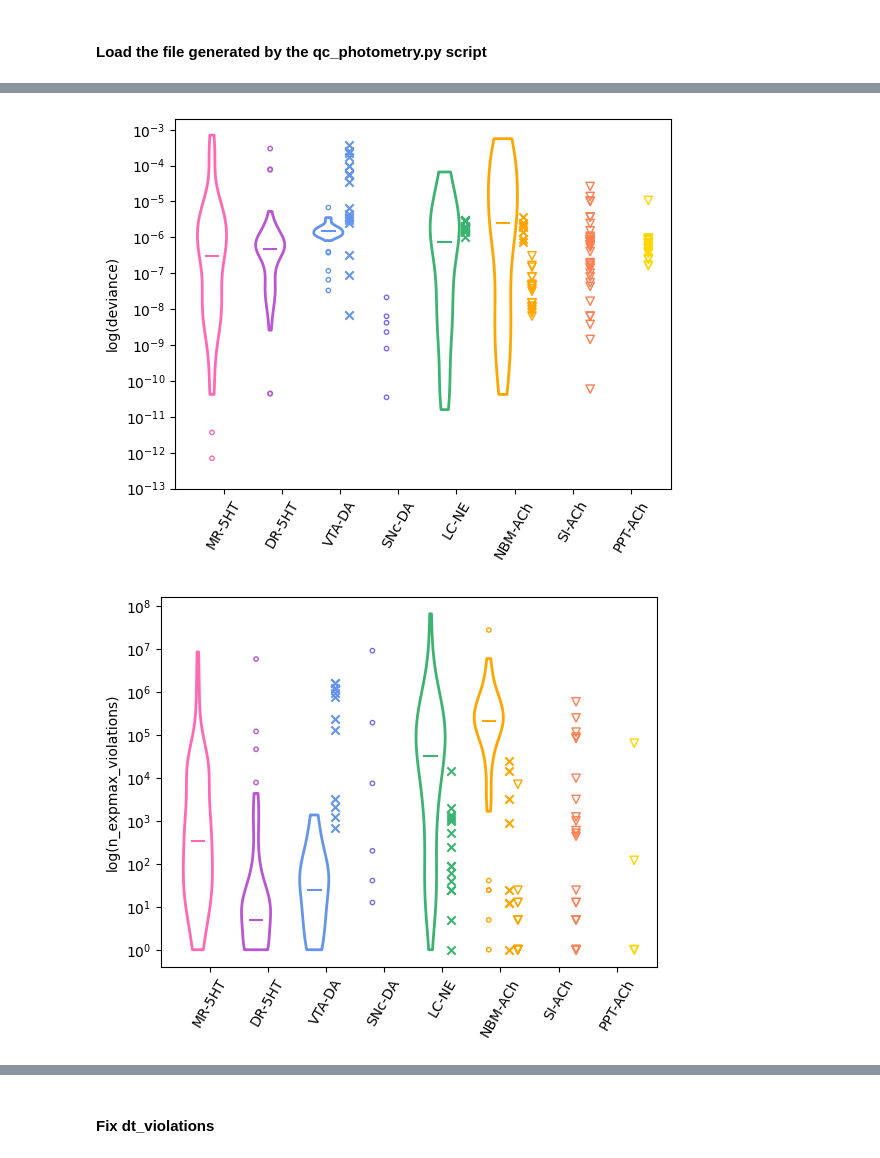
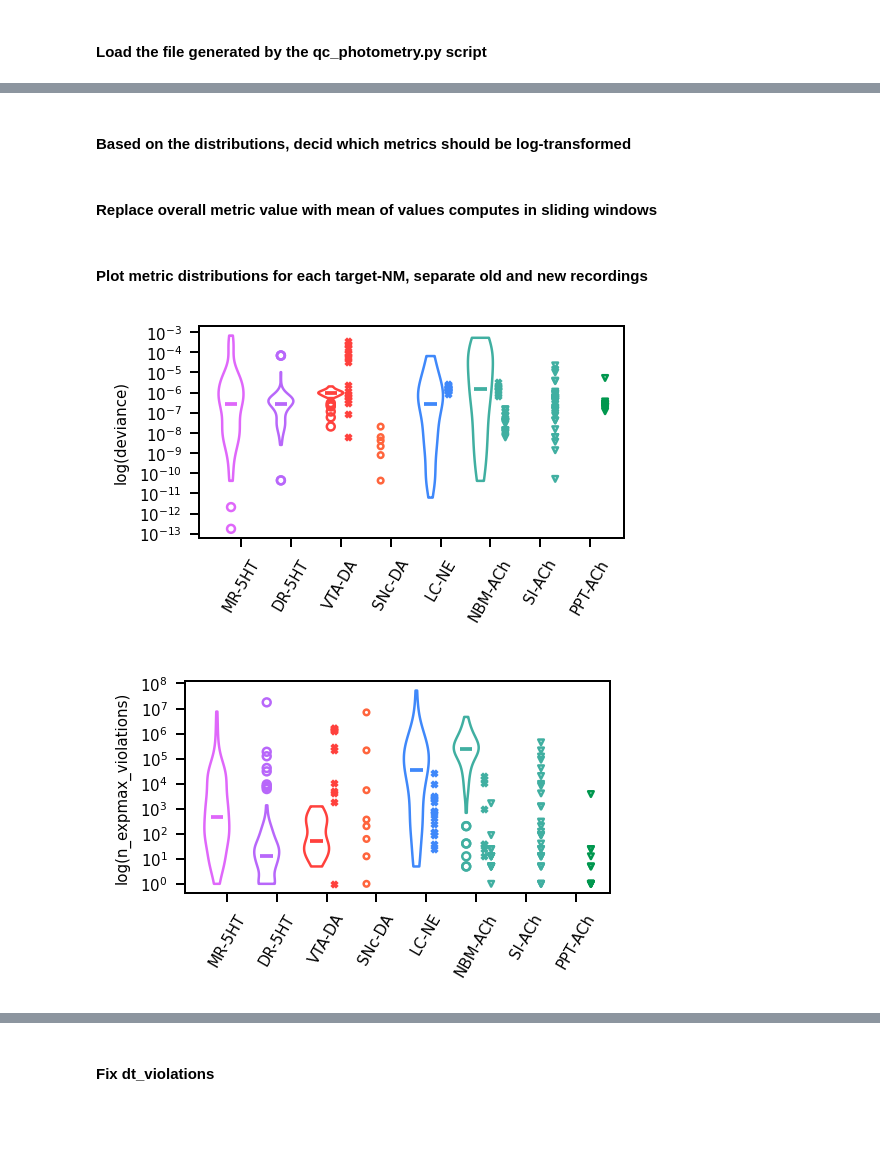
Before and after one commit to davcrom/ibl_neuromodulators, a Jupyter notebook: 01_quality_control.ipynb, the cells around one changed output, grey strips where cells are left out. Drawn from its saved outputs; the diff is of its cells as text; code cells hidden in the pictures; blank space fills up the shorter version.

```diff
--- a/01_quality_control.ipynb
+++ b/01_quality_control.ipynb
@@ -53,3 +64,5 @@ df = df_sessions.query('local_photometry == True')
 # %%
 qc_fname = 'qc_photometry.pqt'
 df_qc = pd.read_parquet(qc_fname)
+# Add a combined target-NM column
+df_qc['target_NM'] = df_qc.apply(lambda x: '-'.join([x['target'], x['NM']]), axis='columns')
@@ -294,0 +91,2 @@ def violinplot(
+# %% [markdown]
+#### Based on the distributions, decid which metrics should be log-transformed
@@ -295,3 +103,5 @@ def violinplot(
+# %% [markdown]
+#### Replace overall metric value with mean of values computes in sliding windows
 # %%
 slidingmetric_aggfunc = {
     'deviance': np.mean,
@@ -301,68 +111,52 @@ slidingmetric_aggfunc = {
     'expmax_violation': np.mean
 }
 
-def _agg_sliding_metric(series, metric=None, agg_func=np.mean, window=300):
-    assert metric is not None
-    if series[f'_{metric}_values'] is None:
-        return np.nan
-    t = series[f'_{metric}_times']
-    t_mid = t.min() + (t.max() - t.min()) / 2
-    i0, i1 = t.searchsorted([t_mid - window, t_mid + window]).clip(0, len(t) - 1)
-    # i0, i1 = t.searchsorted([t.min() + buffer, t.max() - buffer])
-    evs = series[f'_{metric}_values'][i0:i1]
-    return agg_func(evs)
-
 for metric, agg_func in slidingmetric_aggfunc.items():
-    df_targets[metric] = df_targets.apply(_agg_sliding_metric, metric=metric, agg_func=agg_func, axis='columns')
+    df_qc[metric] = df_qc.apply(_agg_sliding_metric, metric=metric, agg_func=agg_func, axis='columns')
+# %% [markdown]
+#### Plot metric distributions for each target-NM, separate old and new recordings
 # %%
 %matplotlib inline
 
-log_transform = {
-    'deviance': True,
-    'n_expmax_violations': True,
-    'expmax_violation': True,
-    'percentile_dist': False,
-    'signal_asymmetry': True,
-    'low_freq_power_ratio': False,
-    'ar_score': False
-}
-
-target_NMs_old = df_targets[~new_recordings].groupby('target_NM')
-target_NMs_new = df_targets[new_recordings].groupby('target_NM')
+new_recordings = df_qc['start_time'].apply(lambda x: datetime.fromisoformat(x) >  datetime(2024, 4, 1))
+targetNMs_old = df_qc[~new_recordings].groupby('target_NM')
+targetNMs_new = df_qc[new_recordings].groupby('target_NM')
 
 for metric in sliding_metrics + processed_metrics:
     fig, ax = plt.subplots()
-    data = [tnm[metric].replace({np.inf:np.nan}).dropna() for _, tnm in target_NMs_old]
-    if log_transform[metric]:
+    data = [tnm[metric].replace({np.inf:np.nan}).dropna() for _, tnm in targetNMs_old]
+    if metric_logtransform[metric]:
         data = [np.log(x[x > 0]) for x in data]
     else:
         data = [np.array(x) for x in data]
-    xpos = np.array(list(positions.values())) - 0.2
-    violins = violinplot(ax, data, positions=xpos, colors=colors.values())
-    xpos = np.array(list(positions.values()))
-    for tnm, group in target_NMs_new:
+    xpos = np.array(list(TARGETNM_POSITIONS.values())) - 0.2
+    violins = violinplot(ax, data, positions=xpos, colors=TARGETNM_COLORS.values())
+    xpos = np.array(list(TARGETNM_POSITIONS.values()))
+    for tnm, group in targetNMs_new:
         group = group.dropna(subset=metric)
         new_data = group[metric].values
         mainenlab = np.array(['ZFM' in s for s in group['subject']])
-        if log_transform[metric]:
+        if metric_logtransform[metric]:
             mainenlab = mainenlab[new_data > 0]
             new_data = np.log(new_data[new_data > 0])
-        xx = np.ones_like(new_data) * (positions[tnm] + 0.2)
-        ax.scatter(xx[mainenlab] - 0.05, new_data[mainenlab], color=colors[tnm], marker='x')
-        ax.scatter(xx[~mainenlab] + 0.1, new_data[~mainenlab], fc='none', ec=colors[tnm], marker='v')
-    ax.set_xticks(list(positions.values()))
-    ax.set_xticklabels(positions.keys())
+        xx = np.ones_like(new_data) * (TARGETNM_POSITIONS[tnm] + 0.2)
+        ax.scatter(xx[mainenlab] - 0.05, new_data[mainenlab], s=5, color=TARGETNM_COLORS[tnm], marker='x')
+        ax.scatter(xx[~mainenlab] + 0.1, new_data[~mainenlab], s=5, fc='none', ec=TARGETNM_COLORS[tnm], marker='v')
+    ax.set_xticks(list(TARGETNM_POSITIONS.values()))
+    ax.set_xticklabels(TARGETNM_POSITIONS.keys())
     ax.tick_params(axis='x', rotation=60)
 
     h = np.ceil(max(np.concatenate(data).max(), new_data.max()))
     l = np.floor(min(np.concatenate(data).min(), new_data.min()))
     yticks = np.arange(l, h + 1, 1)
     ax.set_yticks(yticks)
-    if log_transform[metric]:
+    if metric_logtransform[metric]:
         ax.set_ylabel(f'log({metric})')
         ax.set_yticklabels(['$10^{%d}$' % t for t in yticks])
     else:
         ax.set_ylabel(metric)
+
+    set_plotsize(w=6, h=3, ax=ax)
 # %% [output]
-[figure, old version]
+[figure, new version]
-[figure, old version]
+[figure, new version]
```
Also changed, not shown: parts of 47 cells of this notebook, 7 other files.
